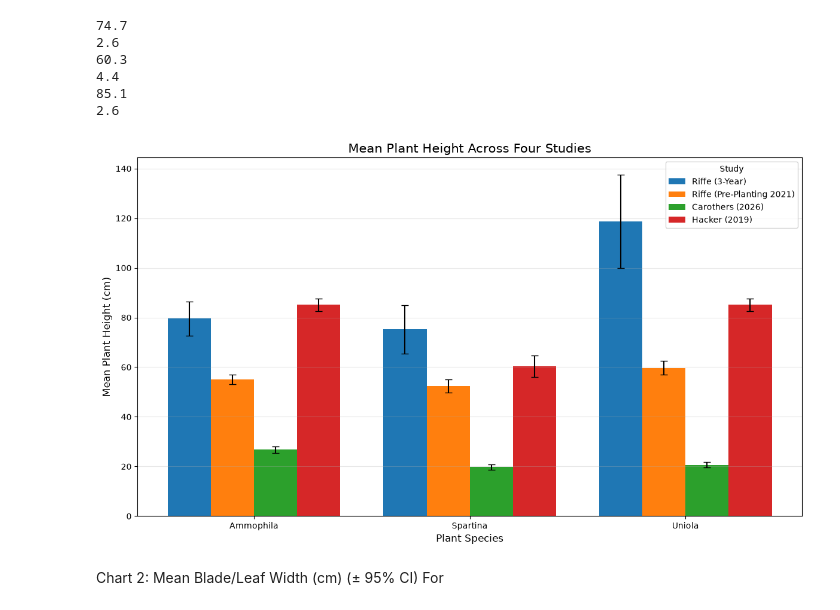
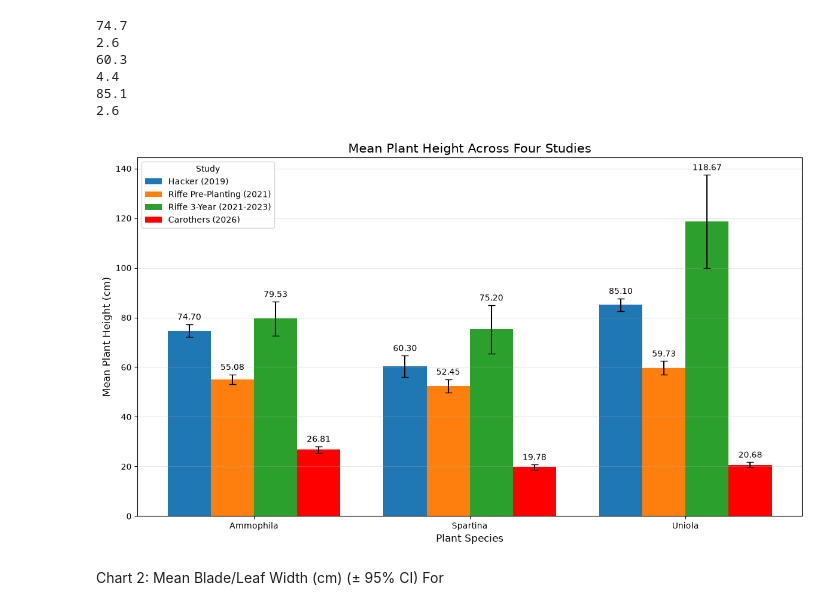
Before and after one commit to stromc485/CECL, a Jupyter notebook: Metamorphics_Plotting.ipynb, the cells around one changed output. Cells and saved outputs as stored; diff of their text form; code cells hidden in the pictures.

```diff
--- a/Metamorphics_Plotting.ipynb
+++ b/Metamorphics_Plotting.ipynb
@@ -238,12 +238,12 @@ H_SP_95CI = Hacker_2019["Mean Plant Height (± 95% CI)"][1]
 print(H_SP_95CI)
 
 # UP Mean Plant Height (cm) (Hacker, 2019)
-H_MHeight_AB = Hacker_2019["Mean Plant Height (cm)"][2]
-print(H_MHeight_AB)
+H_MHeight_UP = Hacker_2019["Mean Plant Height (cm)"][2]
+print(H_MHeight_UP)
 
 # UP 95CI Hacker
-H_AB_95CI = Hacker_2019["Mean Plant Height (± 95% CI)"][2]
-print(H_AB_95CI)
+H_UP_95CI = Hacker_2019["Mean Plant Height (± 95% CI)"][2]
+print(H_UP_95CI)
 # %% [output]
 74.7
 2.6
@@ -260,6 +260,7 @@ import matplotlib.pyplot as plt
 species = ["Ammophila", "Spartina", "Uniola"]
 
 # Mean plant heights (cm)
+
 riffe_3year = [R_MHeight_AB, R_MHeight_SP, R_MHeight_UP]
 
 riffe_preplanting = [
@@ -304,42 +305,48 @@ hacker_ci = [
     H_SP_95CI,
     Hacker_2019["Mean Plant Height (± 95% CI)"][2]
 ]
 
 # Set up bar chart
 x = np.arange(len(species))
 width = 0.2
 
 fig, ax = plt.subplots(figsize=(12, 7))
 
 # Four study groups
-ax.bar(x - 1.5*width, riffe_3year, width,
-       yerr=riffe_3year_ci, capsize=4, label="Riffe (3-Year)")
 
-ax.bar(x - 0.5*width, riffe_preplanting, width,
+
+hacker_height_bars = ax.bar(x - 1.5*width, hacker, width,
+       yerr=hacker_ci, capsize=4, label="Hacker (2019)")
+
+riffe_preplanting_bars = ax.bar(x - 0.5*width, riffe_preplanting, width,
        yerr=riffe_preplanting_ci, capsize=4,
-       label="Riffe (Pre-Planting 2021)")
+       label="Riffe Pre-Planting (2021)")
 
-ax.bar(x + 0.5*width, carothers, width,
-       yerr=carothers_ci, capsize=4, label="Carothers (2026)")
+riffe_3_year_bars =ax.bar(x + 0.5*width, riffe_3year, width,
+       yerr=riffe_3year_ci, capsize=4, label="Riffe 3-Year (2021-2023)")
 
-ax.bar(x + 1.5*width, hacker, width,
-       yerr=hacker_ci, capsize=4, label="Hacker (2019)")
+carothers_height_bars = ax.bar(x + 1.5*width, carothers, width,
+       yerr=carothers_ci, capsize=4, label="Carothers (2026)", color='red')
 
 # Labels and formatting
 ax.set_xlabel("Plant Species", fontsize=12)
 ax.set_ylabel("Mean Plant Height (cm)", fontsize=12)
 ax.set_title("Mean Plant Height Across Four Studies", fontsize=15)
+ax.bar_label(carothers_height_bars, padding=3, fontsize=10, fmt='%.2f')
+ax.bar_label(hacker_height_bars, padding=3, fontsize=10, fmt='%.2f')
+ax.bar_label(riffe_3_year_bars, padding=3, fontsize=10, fmt='%.2f')
+ax.bar_label(riffe_preplanting_bars, padding=3, fontsize=10, fmt='%.2f')
 
 ax.set_xticks(x)
 ax.set_xticklabels(species)
 
 ax.legend(title="Study")
 ax.grid(axis="y", alpha=0.3)
 
 plt.tight_layout()
 plt.show()
 # %% [output]
-[figure, old version]
+[figure, new version]
 # %% [markdown]
 Chart 2: Mean Blade/Leaf Width (cm) (± 95% CI) For
 # %%
```
Also changed, not shown: parts of 9 cells of this notebook.
